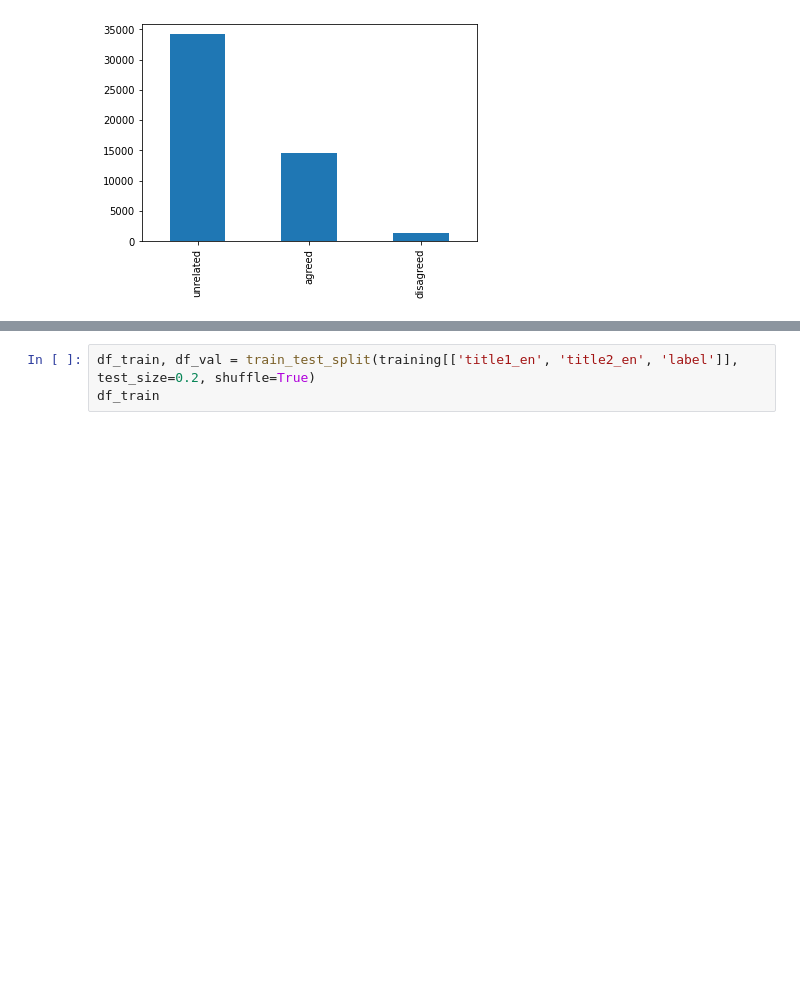
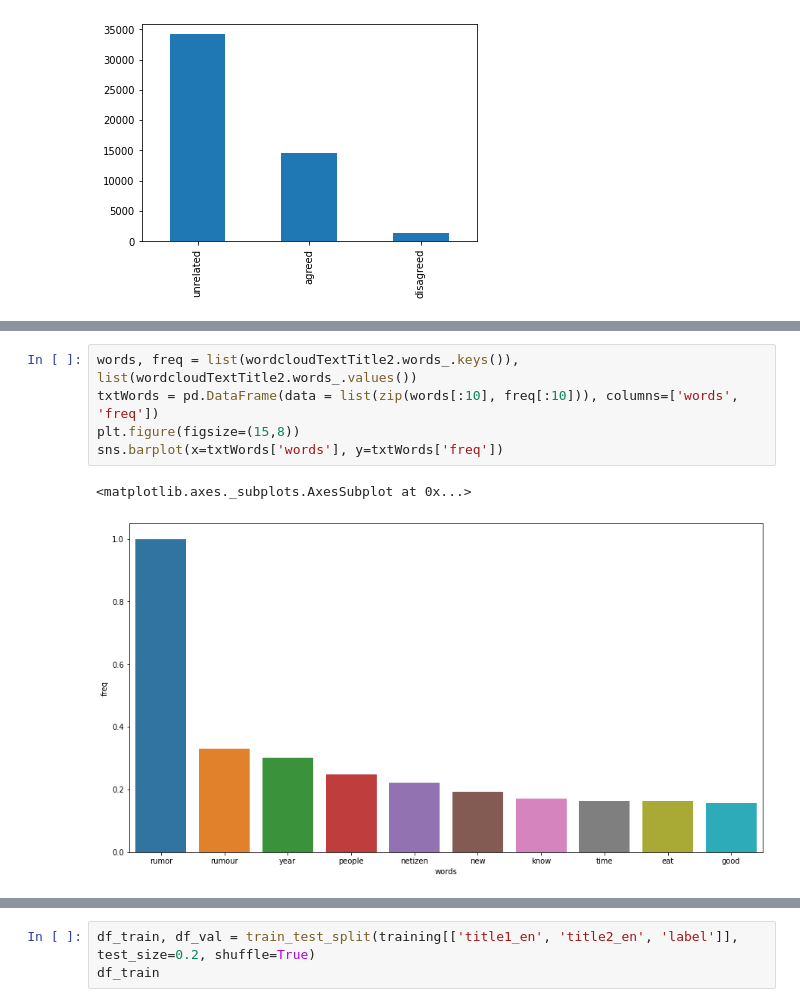
Before and after one commit to erickbonas/projetofinal, a Jupyter notebook: rascunho_analises_erick.ipynb, the cells around one changed output, grey strips where cells are left out. Cells and saved outputs as stored; diff of their text form; blank space fills up the shorter version.

```diff
--- a/rascunho_analises_erick.ipynb
+++ b/rascunho_analises_erick.ipynb
@@ -145,0 +164,8 @@ plt.show()
+# %%
+words, freq = list(wordcloudTextTitle2.words_.keys()), list(wordcloudTextTitle2.words_.values())
+txtWords = pd.DataFrame(data = list(zip(words[:10], freq[:10])), columns=['words', 'freq'])
+plt.figure(figsize=(15,8))
+sns.barplot(x=txtWords['words'], y=txtWords['freq'])
+# %% [output]
+<matplotlib.axes._subplots.AxesSubplot at 0x...>
+[figure, added]
```
Also changed, not shown: parts of 21 cells of this notebook.
